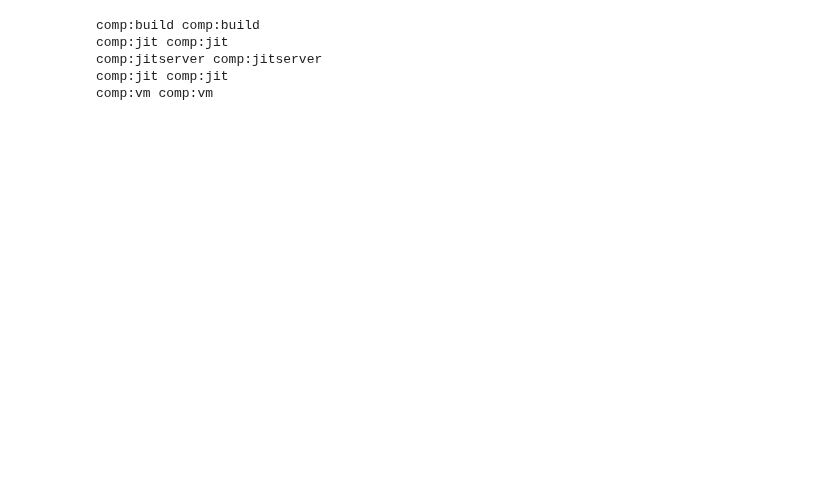
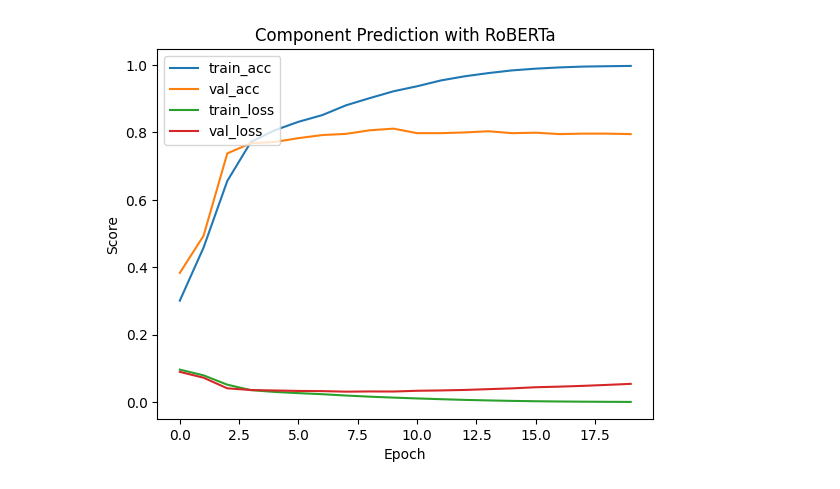
Before and after one commit to afifaniks/triagerX, a Jupyter notebook: notebook/openj9/roberta_component_prediction.ipynb, the cells around one changed output. Drawn from its saved outputs; the diff is of its cells as text; code cells hidden in the pictures; blank space fills up the shorter version.

Commit message:
Clean component and label prediction

```diff
--- a/notebook/openj9/roberta_component_prediction.ipynb
+++ b/notebook/openj9/roberta_component_prediction.ipynb
@@ -318,24 +330,13 @@ Epoch: 5
-# %%
-import random
-
-idx2label = { idx: label for idx, label in enumerate(label2idx)}
-
-for i in range(5):
-    rand = random.randint(0, len(df_test))
-    dx = df_test.iloc[rand]
-
-    data = model.tokenizer()(dx["text"])
-    ids, mask = data["input_ids"], data["attention_mask"]
-
-    id = torch.tensor([ids]).cuda()
-    m = torch.tensor([mask]).cuda()
-
-    g = nn.Softmax(dim=1)
-
-    print(dx["component"], idx2label[int(torch.argmax(g(model(id, m))).cpu().numpy())])
-# %% [output]
-comp:build comp:build
-comp:jit comp:jit
-comp:jitserver comp:jitserver
-comp:jit comp:jit
-comp:vm comp:vm
+# %%
+plt.plot(train_epoch_acc, label="train_acc")
+plt.plot(val_epoch_acc, label="val_acc")
+plt.plot(train_epoch_loss, label="train_loss")
+plt.plot(val_epoch_loss, label="val_loss")
+plt.legend(loc="upper left")
+plt.xlabel("Epoch")
+plt.ylabel("Score")
+plt.title("Component Prediction with RoBERTa")
+
+plt.show()
+# %% [output]
+[figure, added]
```
Also changed, not shown: parts of 10 cells of this notebook, 1 other file.
